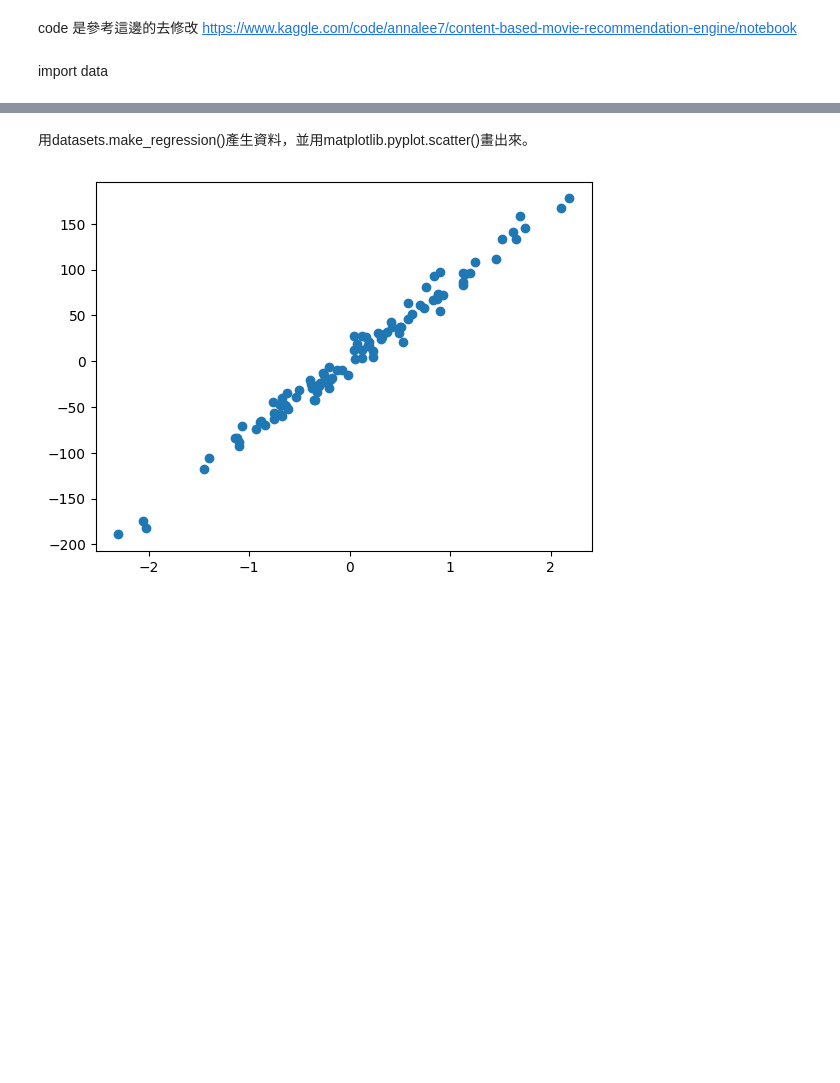
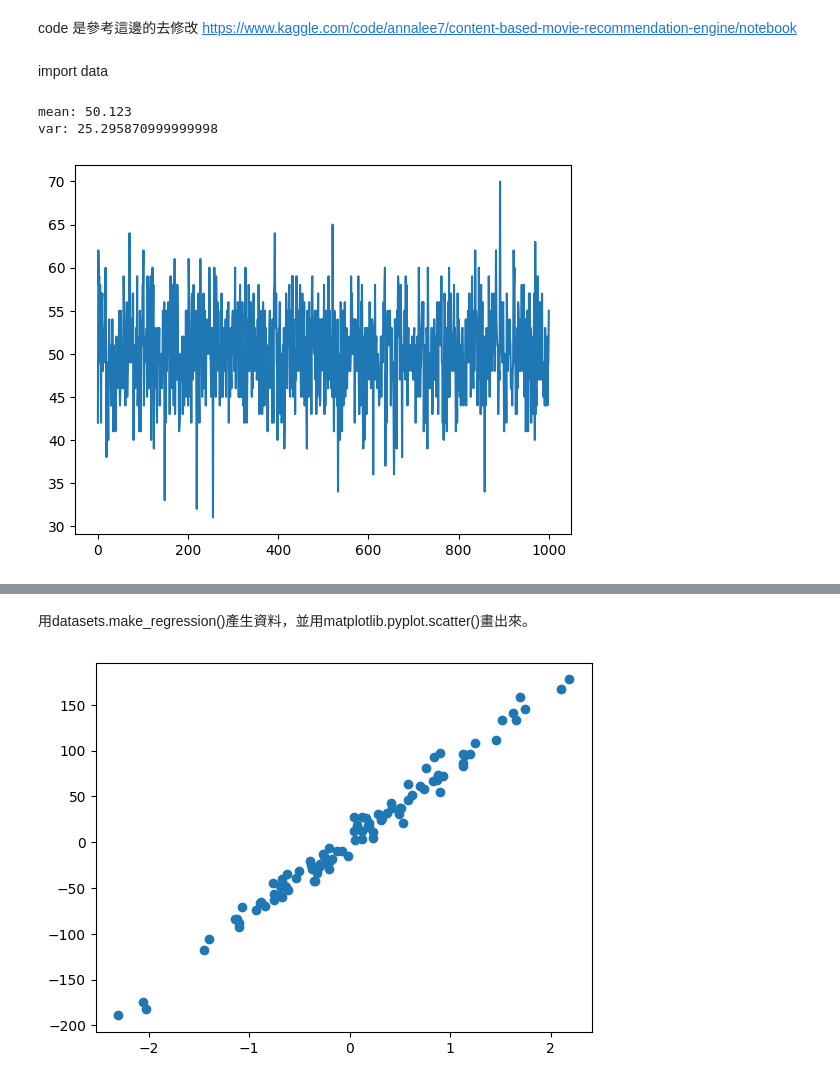
Before and after one commit to MeowOhMeow/probability-practice, a Jupyter notebook: 0520練習.ipynb, the cells around one changed output, grey strips where cells are left out. Saved outputs shown, nothing was run; the diff lists cells and outputs as text; code cells hidden in the pictures; blank space fills up the shorter version.

```diff
--- a/0520練習.ipynb
+++ b/0520練習.ipynb
@@ -17,3 +20,18 @@ from ast import literal_eval
 import matplotlib.pyplot as plt
 
 from tabulate import tabulate
+# %%
+start, end, step = 0, 1000, 1
+num = int((end - start) / step)
+x = np.linspace(start, end, num=num)
+y = np.random.binomial(100, 0.5, num)
+print(f'mean: {np.mean(y)}')
+print(f'var: {np.var(y)}')
+# result of flipping a coin 100 times, tested 1000 times
+
+plt.plot(x, y)
+plt.show()
+# %% [output]
+mean: 50.123
+var: 25.295870999999998
+[figure, added]
```
Also changed, not shown: parts of 2 cells of this notebook.
